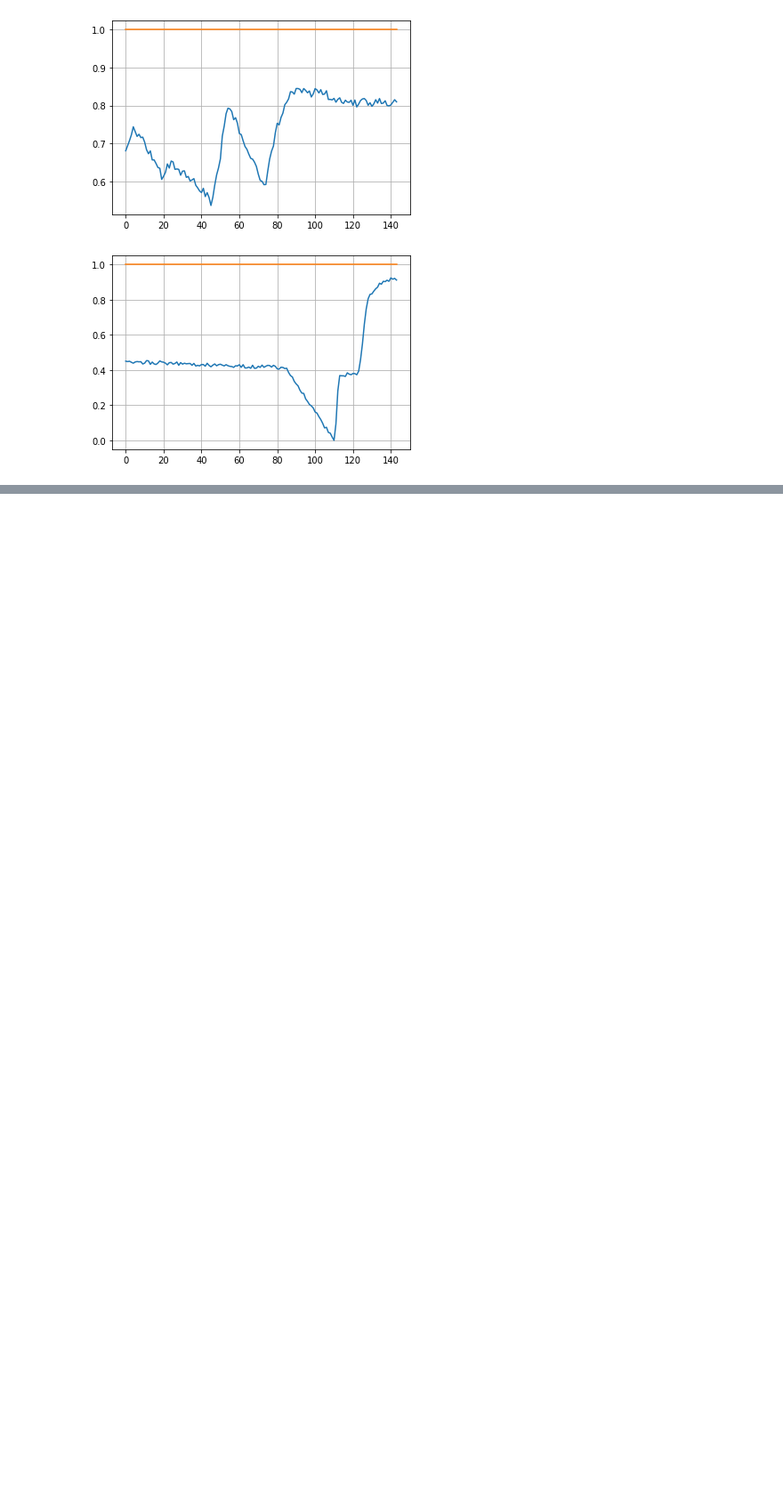
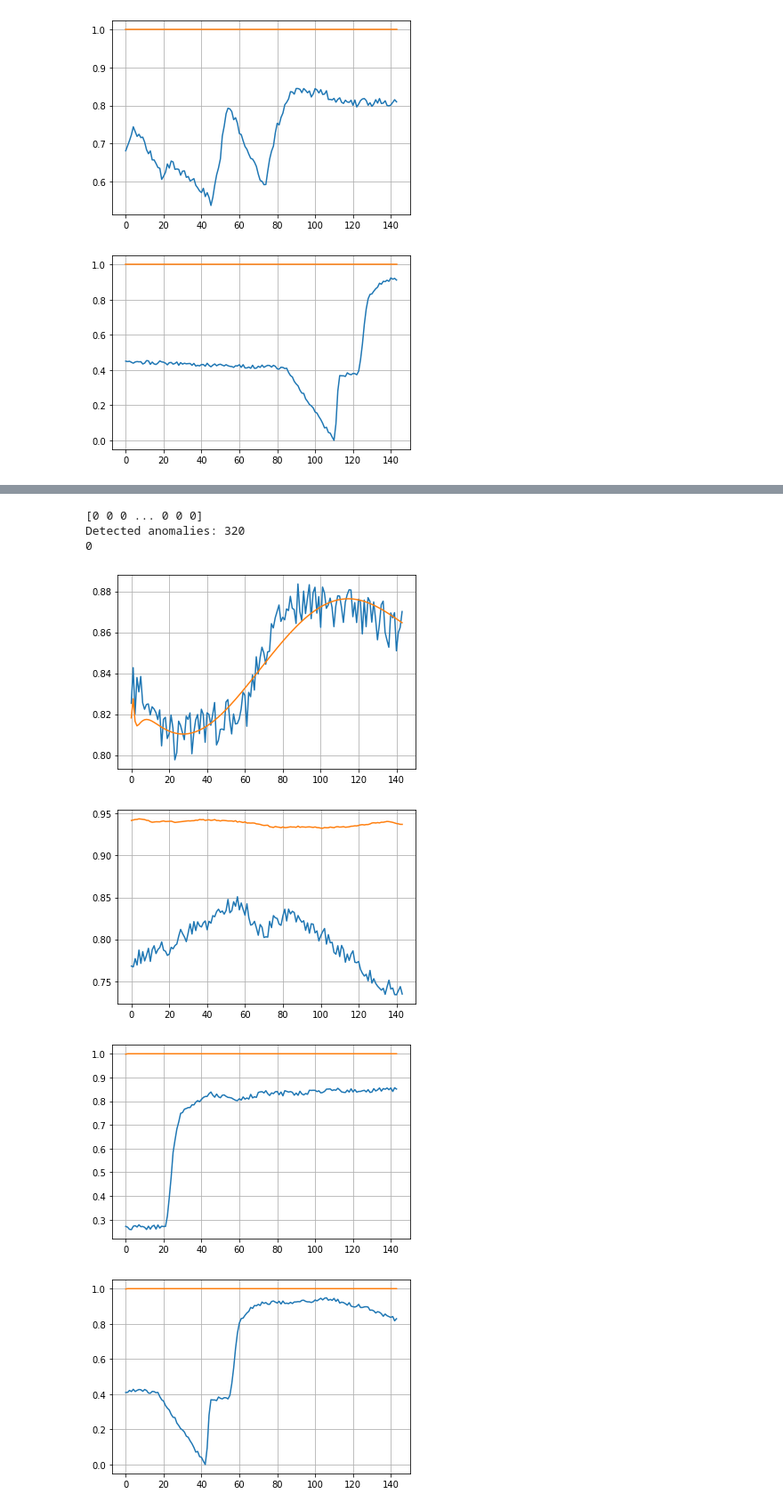
Before and after one commit to AlexThirty/SaMLMfTSA, a Jupyter notebook: RDAE.ipynb, the cells around one changed output, grey strips where cells are left out. Shown at 89% size. Cells and saved outputs as stored; diff of their text form; code cells hidden in the pictures; blank space fills up the shorter version.

```diff
--- a/RDAE.ipynb
+++ b/RDAE.ipynb
@@ -470,0 +471,20 @@ Detected anomalies: 22321
+# %%
+detected_anomalies_dense = (np.linalg.norm(S_l21_LSTM.reshape(shrinked_shape), axis=1) > 0.).astype(int)
+print(detected_anomalies_dense)
+print(f'Detected anomalies: {np.sum(detected_anomalies_dense)}')
+print(detected_anomalies_LSTM[1000])
+#plot_ts_recon(ts_train_dense[0], RAEl21Dense_ts.get_reconstruction(ts_train_dense[0].reshape((1,-1))).numpy().reshape((-1)))
+plot_ts_recon(ts_train_LSTM[0], LD_l21_LSTM[0])
+plot_ts_recon(ts_train_LSTM[1000], LD_l21_dense[1000])
+anomalies = np.argwhere(detected_anomalies_LSTM)
+np.random.shuffle(anomalies)
+plot_ts_recon(ts_train_LSTM[anomalies[0][0]], LD_l21_LSTM[anomalies[0][0]])
+plot_ts_recon(ts_train_LSTM[anomalies[2][0]], LD_l21_LSTM[anomalies[2][0]])
+# %% [output]
+[0 0 0 ... 0 0 0]
+Detected anomalies: 320
+0
+[figure, added]
+[figure, added]
+[figure, added]
+[figure, added]
```
Also changed, not shown: parts of 2 cells of this notebook, 11 other files.
